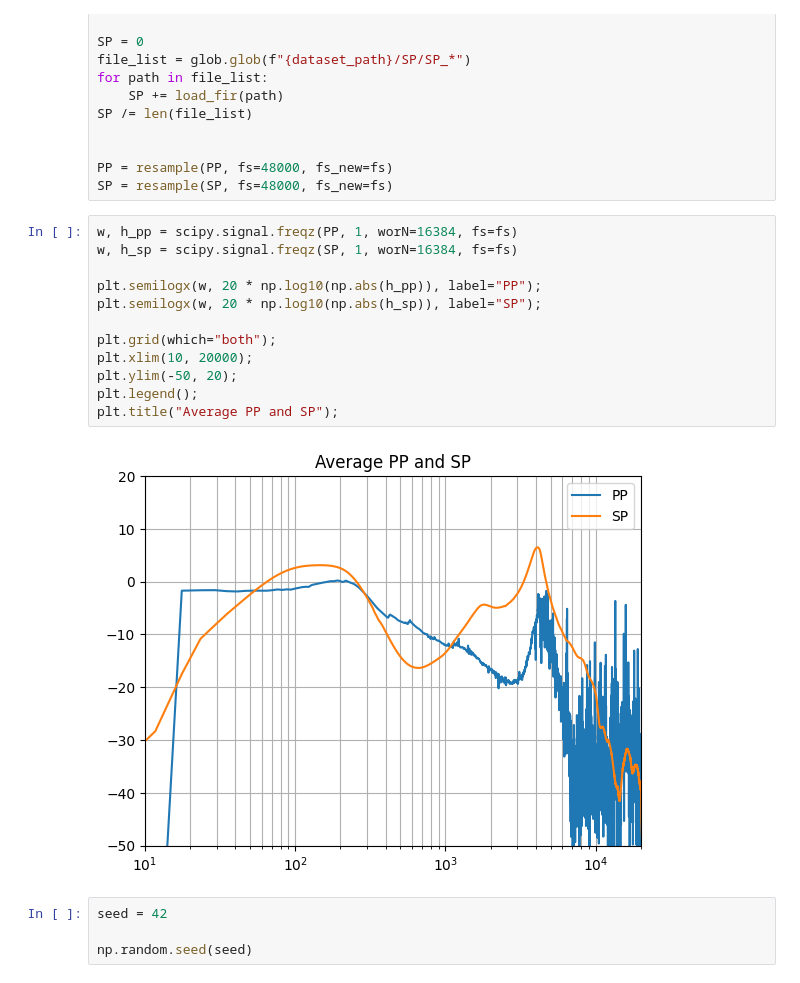
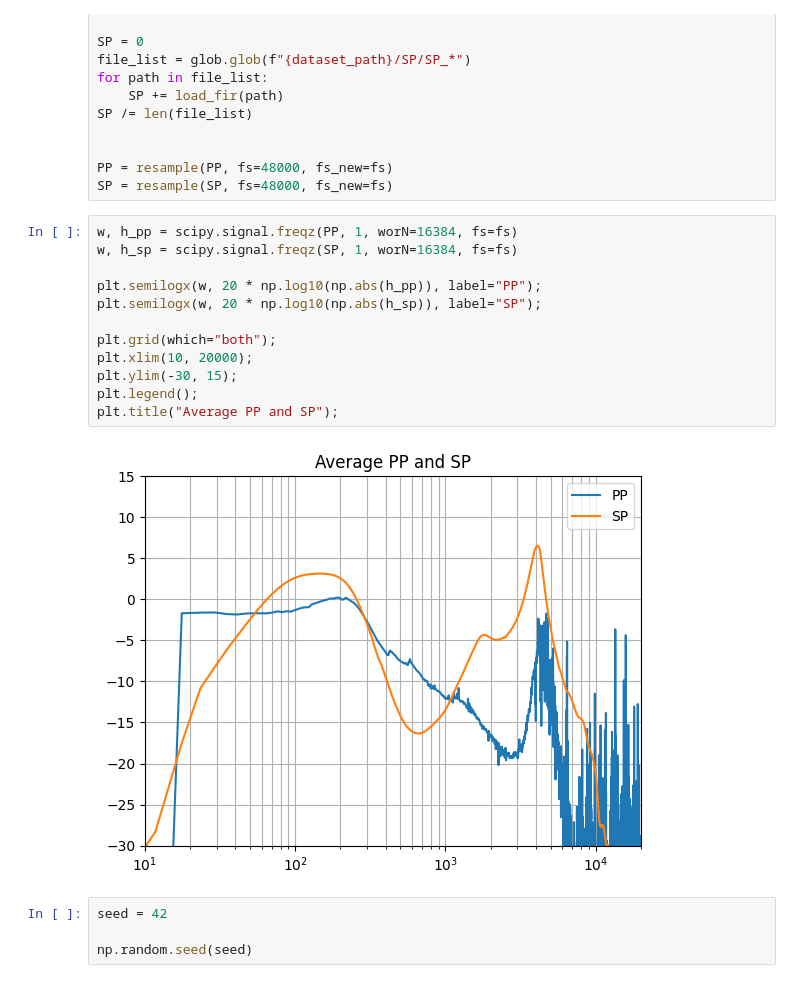
Before and after one commit to sholokhovalexey/active-noise-control, a Jupyter notebook: anc_design.ipynb, the cells around one changed output. Cells and saved outputs as stored; diff of their text form.

```diff
--- a/anc_design.ipynb
+++ b/anc_design.ipynb
@@ -60,17 +61,17 @@ SP = resample(SP, fs=48000, fs_new=fs)
 # %%
 w, h_pp = scipy.signal.freqz(PP, 1, worN=16384, fs=fs)
 w, h_sp = scipy.signal.freqz(SP, 1, worN=16384, fs=fs)
 
 plt.semilogx(w, 20 * np.log10(np.abs(h_pp)), label="PP");
 plt.semilogx(w, 20 * np.log10(np.abs(h_sp)), label="SP");
 
 plt.grid(which="both");
 plt.xlim(10, 20000);
-plt.ylim(-50, 20);
+plt.ylim(-30, 15);
 plt.legend();
 plt.title("Average PP and SP");
 # %% [output]
-[figure, old version]
+[figure, new version]
 # %%
 seed = 42
 
```
Also changed, not shown: parts of 3 cells of this notebook, 1 other file.
